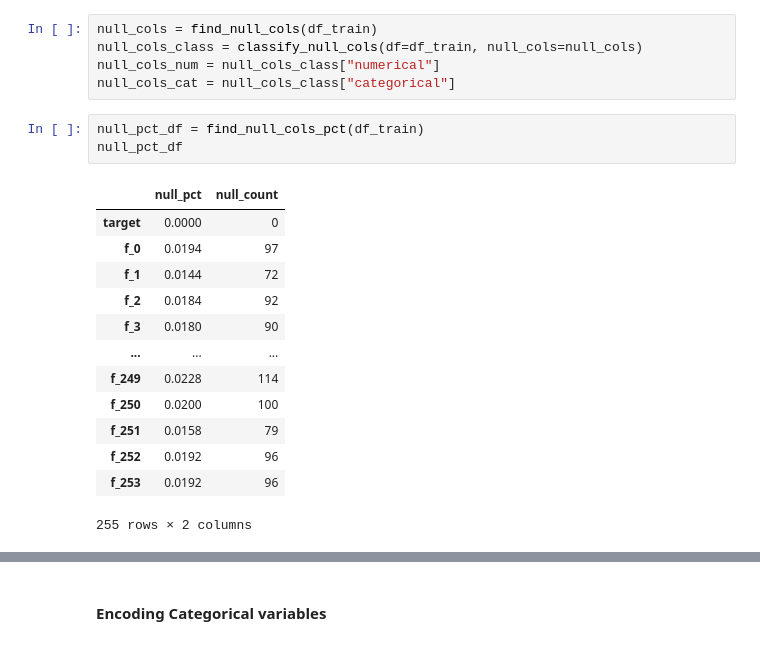
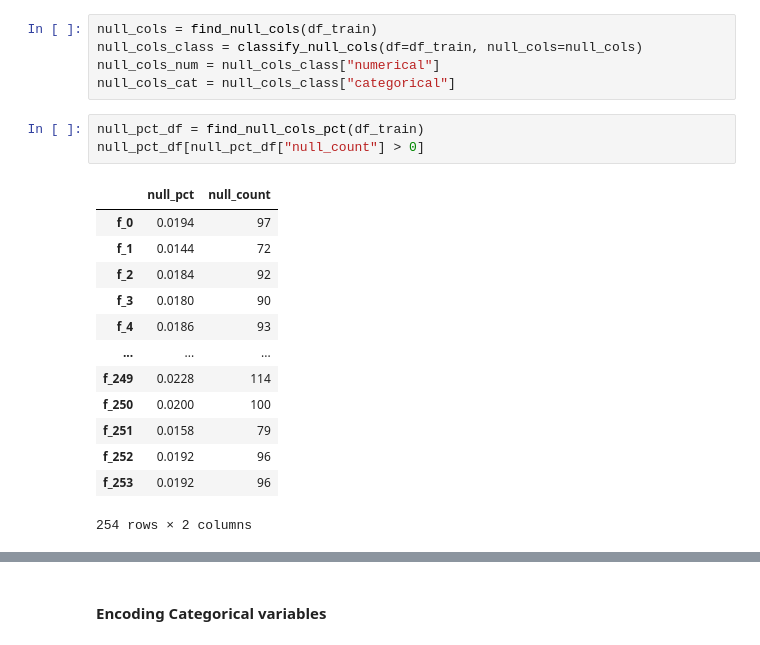
Before and after one commit to MeetPatel89/synthetic_pred, a Jupyter notebook: notebooks/explore-0.0.1.ipynb, the cells around one changed output, grey strips where cells are left out. Saved outputs shown, nothing was run; the diff lists cells and outputs as text.

```diff
--- a/notebooks/explore-0.0.1.ipynb
+++ b/notebooks/explore-0.0.1.ipynb
@@ -50,18 +53,18 @@ null_cols_num = null_cols_class["numerical"]
 null_cols_cat = null_cols_class["categorical"]
 # %%
 null_pct_df = find_null_cols_pct(df_train)
-null_pct_df
+null_pct_df[null_pct_df["null_count"] > 0]
 # %% [output]
 |  | null_pct | null_count |
-| target | 0.0000 | 0 |
 | f_0 | 0.0194 | 97 |
 | f_1 | 0.0144 | 72 |
 | f_2 | 0.0184 | 92 |
 | f_3 | 0.0180 | 90 |
+| f_4 | 0.0186 | 93 |
 | ... | ... | ... |
 | f_249 | 0.0228 | 114 |
 | f_250 | 0.0200 | 100 |
 | f_251 | 0.0158 | 79 |
 | f_252 | 0.0192 | 96 |
 | f_253 | 0.0192 | 96 |
-255 rows × 2 columns
+254 rows × 2 columns
```
Also changed, not shown: parts of 30 cells of this notebook.
